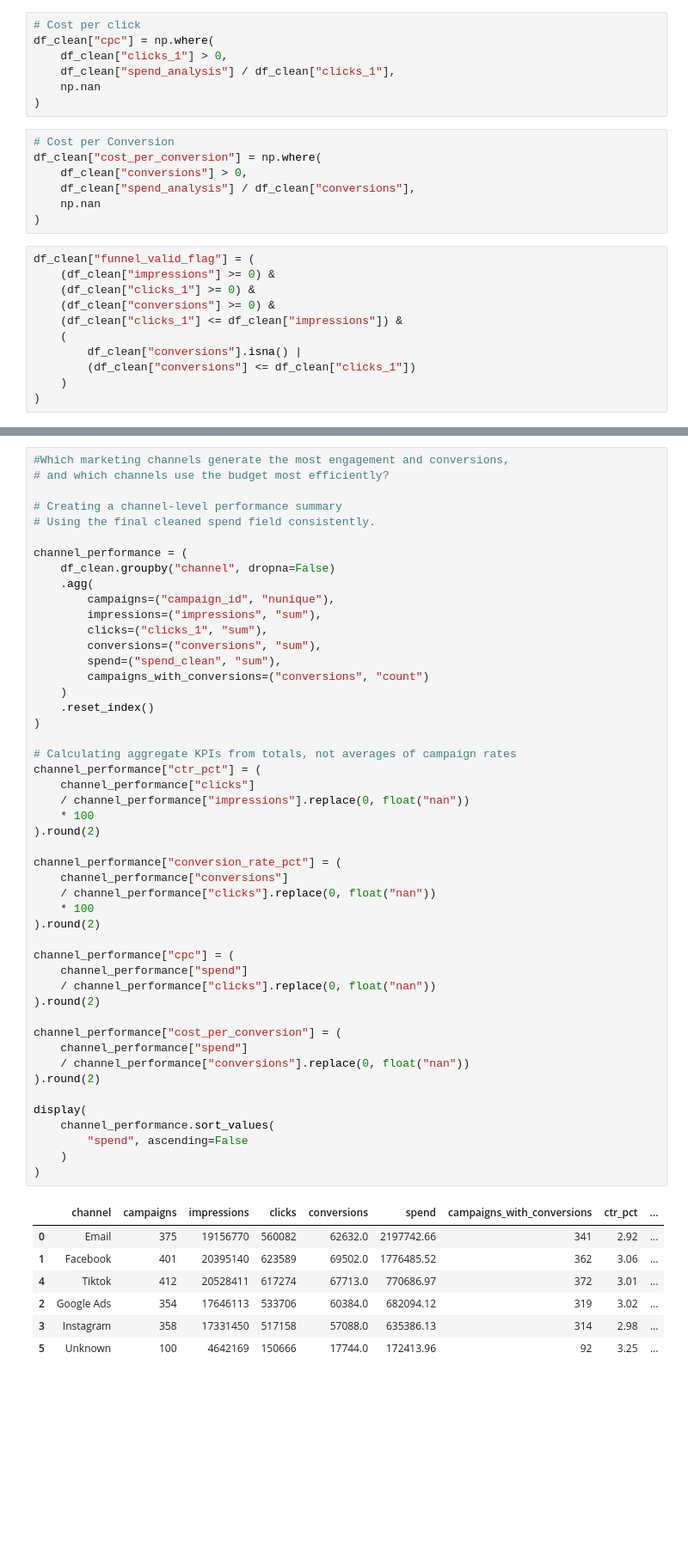
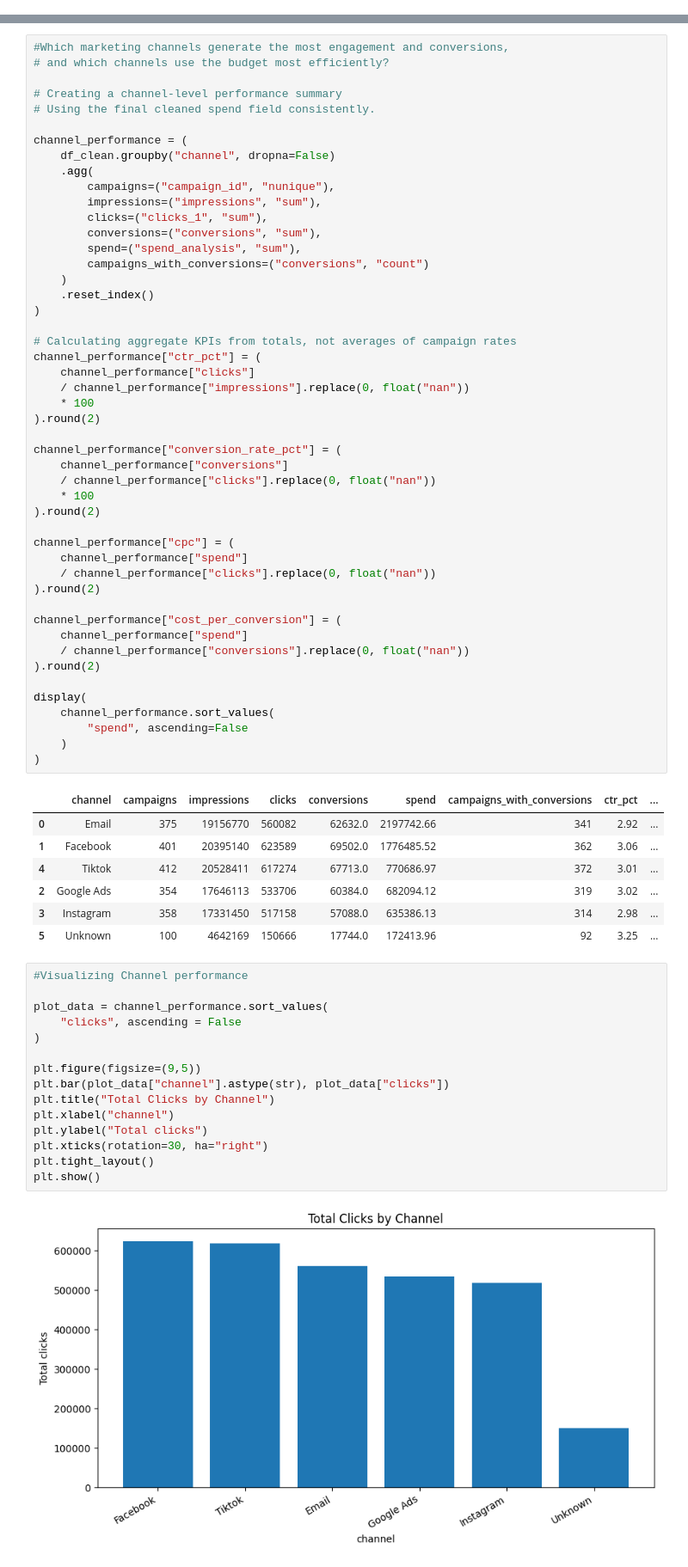
Before and after one commit to Nikita-Ravindra-Albela/Marketing-Performance-Business-Optimization---A-Data-Driven-Decision-Support-Project, a Jupyter notebook: Python/Marketing_Campaign_Cleaning.ipynb, the cells around one changed output, grey strips where cells are left out. Shown at 86% size. Drawn from its saved outputs; the diff is of its cells as text; blank space fills up the shorter version.

Commit message:
updated cleaning and EDA

```diff
--- a/Python/Marketing_Campaign_Cleaning.ipynb
+++ b/Python/Marketing_Campaign_Cleaning.ipynb
@@ -2678,25 +2623,0 @@ df_clean["conversion_rate"] = np.where(
-# %%
-# Cost per click
-df_clean["cpc"] = np.where(
-    df_clean["clicks_1"] > 0,
-    df_clean["spend_analysis"] / df_clean["clicks_1"],
-    np.nan
-)
-# %%
-# Cost per Conversion
-df_clean["cost_per_conversion"] = np.where(
-    df_clean["conversions"] > 0,
-    df_clean["spend_analysis"] / df_clean["conversions"],
-    np.nan
-)
-# %%
-df_clean["funnel_valid_flag"] = (
-    (df_clean["impressions"] >= 0) &
-    (df_clean["clicks_1"] >= 0) &
-    (df_clean["conversions"] >= 0) &
-    (df_clean["clicks_1"] <= df_clean["impressions"]) &
-    (
-        df_clean["conversions"].isna() |
-        (df_clean["conversions"] <= df_clean["clicks_1"])
-    )
-)
@@ -2714,7 +2763,7 @@ channel_performance = (
         impressions=("impressions", "sum"),
         clicks=("clicks_1", "sum"),
         conversions=("conversions", "sum"),
-        spend=("spend_clean", "sum"),
+        spend=("spend_analysis", "sum"),
         campaigns_with_conversions=("conversions", "count")
     )
     .reset_index()
@@ -2756,3 +2805,20 @@ display(
 | 2 | Google Ads | 354 | 17646113 | 533706 | 60384.0 | 682094.12 | 319 | 3.02 | ... |
 | 3 | Instagram | 358 | 17331450 | 517158 | 57088.0 | 635386.13 | 314 | 2.98 | ... |
 | 5 | Unknown | 100 | 4642169 | 150666 | 17744.0 | 172413.96 | 92 | 3.25 | ... |
+# %%
+#Visualizing Channel performance
+
+plot_data = channel_performance.sort_values(
+    "clicks", ascending = False
+)
+
+plt.figure(figsize=(9,5))
+plt.bar(plot_data["channel"].astype(str), plot_data["clicks"])
+plt.title("Total Clicks by Channel")
+plt.xlabel("channel")
+plt.ylabel("Total clicks")
+plt.xticks(rotation=30, ha="right")
+plt.tight_layout()
+plt.show()
+# %% [output]
+[figure, added]
```
Also changed, not shown: parts of 52 cells of this notebook, 13 other files.
